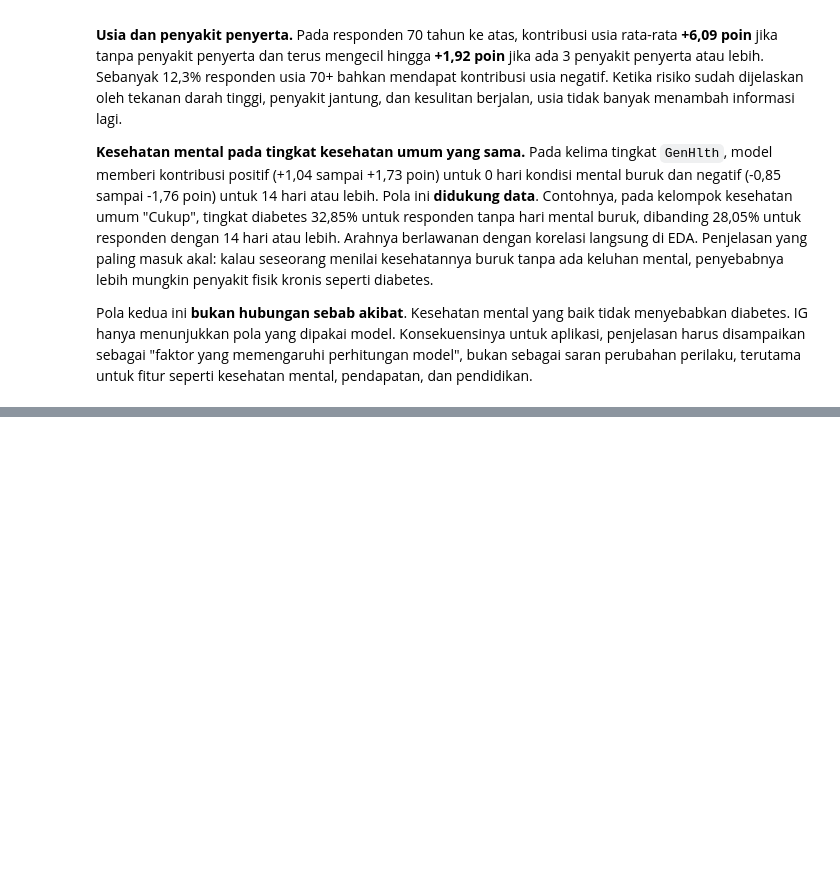
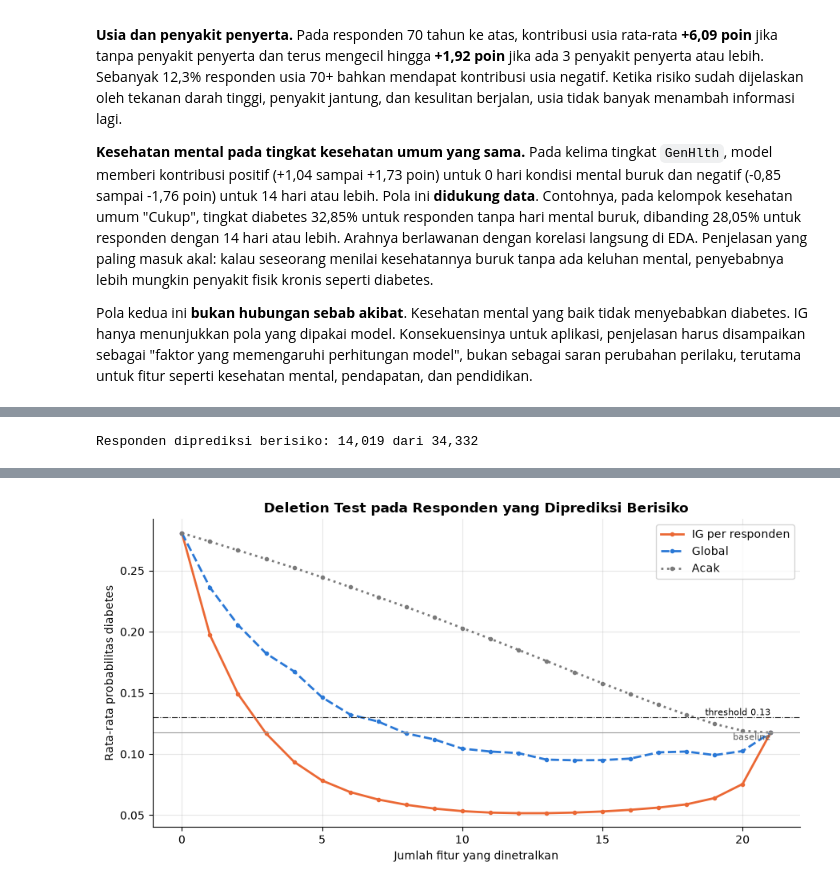
Before and after one commit to felix-malvin/mythos-diabetes-risk-mlp, a Jupyter notebook: notebooks/06_fitur_unik_explainability.ipynb, the cells around one changed output, grey strips where cells are left out. Drawn from its saved outputs; the diff is of its cells as text; code cells hidden in the pictures; blank space fills up the shorter version.

Commit message:
Fitur 2: Melakukan Deletion Test

```diff
--- a/notebooks/06_fitur_unik_explainability.ipynb
+++ b/notebooks/06_fitur_unik_explainability.ipynb
@@ -316,0 +328,54 @@ Pola kedua ini **bukan hubungan sebab akibat**. Kesehatan mental yang baik tidak
+# %%
+def kurva_deletion(X, urutan):
+    """urutan: (n, d) indeks fitur. Mengembalikan probabilitas (n, d + 1) setelah k fitur dinetralkan."""
+    Xc = X.copy()
+    n, d = X.shape
+    hasil = np.zeros((n, d + 1), dtype=np.float32)
+    hasil[:, 0] = inf.predict_proba(model, Xc)
+    baris = np.arange(n)
+    for k in range(d):
+        kol = urutan[:, k]
+        Xc[baris, kol] = baseline[kol]
+        hasil[:, k + 1] = inf.predict_proba(model, Xc)
+    return hasil
+
+berisiko = prob_val >= THRESHOLD
+X_r, A_r = X_val[berisiko], attr_val[berisiko]
+n_r, d = X_r.shape
+print(f"Responden diprediksi berisiko: {n_r:,} dari {len(X_val):,}")
+
+urut_ig = np.argsort(-A_r, axis=1)
+urut_global = np.tile(np.argsort(-A_r.mean(axis=0)), (n_r, 1))
+kurva = {"IG per responden": kurva_deletion(X_r, urut_ig), "Global": kurva_deletion(X_r, urut_global)}
+acak = [kurva_deletion(X_r, np.array([rng.permutation(d) for _ in range(n_r)])) for _ in range(5)]
+kurva["Acak"] = np.mean(acak, axis=0)
+
+ringkas_del = pd.DataFrame({
+    nama: {"luas di bawah kurva": k_.mean(axis=0).mean(),
+           "prob. awal": k_[:, 0].mean(),
+           "prob. setelah 1 fitur": k_[:, 1].mean(),
+           "prob. setelah 3 fitur": k_[:, 3].mean(),
+           "% turun di bawah threshold (3 fitur)": (k_[:, 3] < THRESHOLD).mean() * 100}
+    for nama, k_ in kurva.items()
+}).T
+ringkas_del.to_csv(config.RESULTS_DIR / "06_deletion_test.csv")
+display(ringkas_del.round(4))
+
+fig, ax = plt.subplots(figsize=(9, 4.8))
+gaya = {"IG per responden": (WARNA_NAIK, "-"), "Global": (WARNA_TURUN, "--"), "Acak": ("#7a7a7a", ":")}
+for nama, k_ in kurva.items():
+    warna, ls = gaya[nama]
+    ax.plot(range(d + 1), k_.mean(axis=0), color=warna, ls=ls, lw=2, marker="o", ms=3, label=nama)
+ax.axhline(THRESHOLD, color="#222222", lw=0.8, ls="-.")
+ax.text(d, THRESHOLD, f" threshold {THRESHOLD}", va="bottom", ha="right", fontsize=8)
+ax.axhline(baseline_prob, color="#9A9A9A", lw=0.8)
+ax.text(d, baseline_prob, " baseline", va="top", ha="right", fontsize=8, color="#555555")
+ax.set_xlabel("Jumlah fitur yang dinetralkan")
+ax.set_ylabel("Rata-rata probabilitas diabetes")
+ax.set_title("Deletion Test pada Responden yang Diprediksi Berisiko", fontweight="bold")
+ax.legend()
+fig.tight_layout()
+viz.save_fig(fig, "fu2_03_deletion_test")
+plt.show()
+# %% [output]
+Responden diprediksi berisiko: 14,019 dari 34,332
@@ -316,0 +386 @@ Pola kedua ini **bukan hubungan sebab akibat**. Kesehatan mental yang baik tidak
+[figure, added]
```
Also changed, not shown: parts of 3 cells of this notebook, 2 other files.
